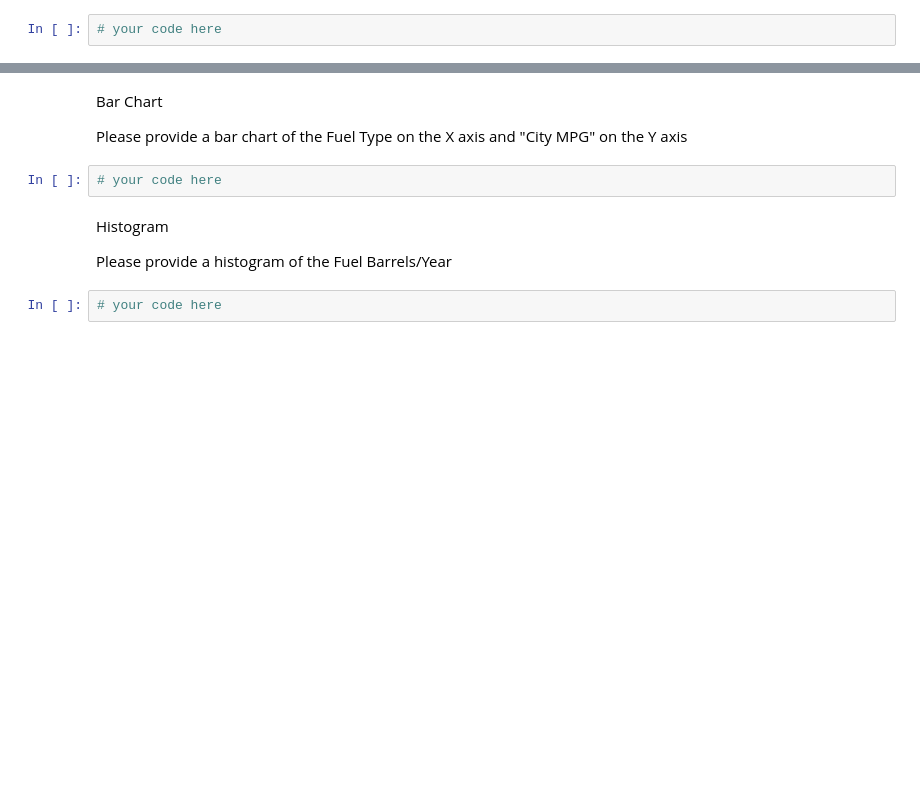
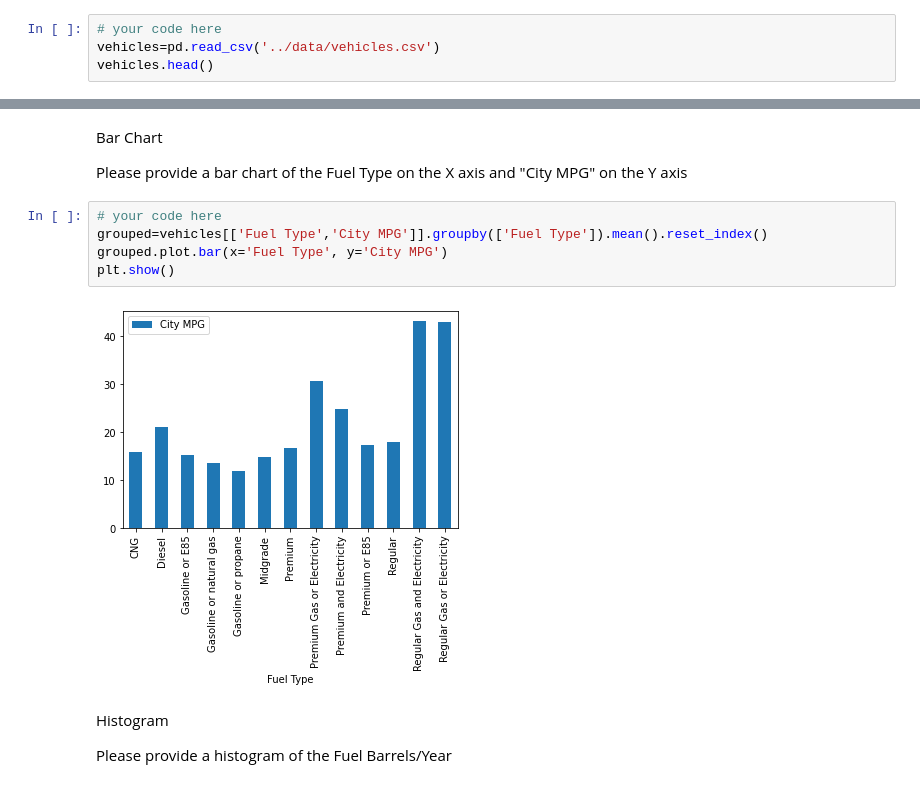
Before and after one commit to thomas-cares/data-pt-ber-08-20, a Jupyter notebook: Labs/module-1_labs/04_pandas/08_basics_plotting/your-code/challenge-1.ipynb, the cells around one changed output, grey strips where cells are left out. Saved outputs shown, nothing was run; the diff lists cells and outputs as text; blank space fills up the shorter version.

```diff
--- a/Labs/module-1_labs/04_pandas/08_basics_plotting/your-code/challenge-1.ipynb
+++ b/Labs/module-1_labs/04_pandas/08_basics_plotting/your-code/challenge-1.ipynb
@@ -80,3 +114,5 @@ Please provide a scatter plot between "Combined MPG" as X variable and
 "Highway MPG" as Y variable
 # %%
 # your code here
+vehicles=pd.read_csv('../data/vehicles.csv')
+vehicles.head()
@@ -84,11 +127,14 @@ Please provide a scatter plot between "Combined MPG" as X variable and
 Bar Chart
 
 Please provide a bar chart of the Fuel Type on the X axis and "City MPG" on the Y axis
-# %%
-# your code here
+# %%
+# your code here
+grouped=vehicles[['Fuel Type','City MPG']].groupby(['Fuel Type']).mean().reset_index()
+grouped.plot.bar(x='Fuel Type', y='City MPG')
+plt.show()
+# %% [output]
+[figure, added]
 # %% [markdown]
 Histogram
 
 Please provide a histogram of the Fuel Barrels/Year
-# %%
-# your code here
```
Also changed, not shown: parts of 8 cells of this notebook, 4 other files.
